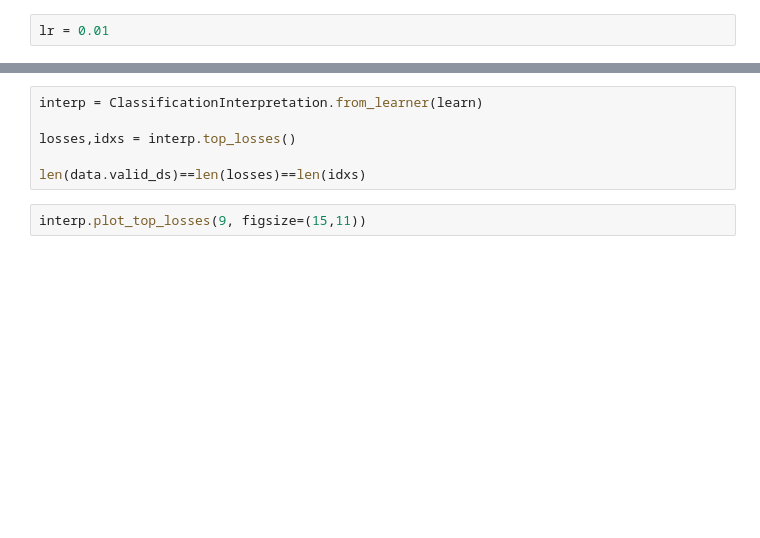
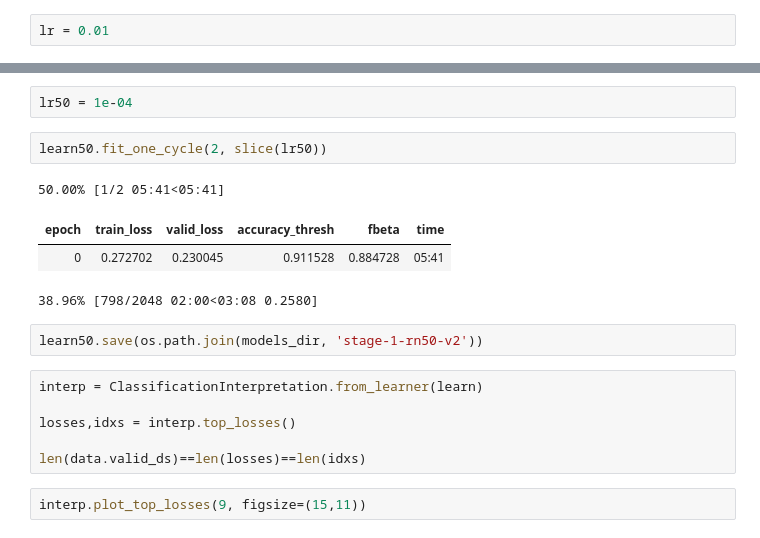
Before and after one commit to DougForrest/plaquebox-paper, a Jupyter notebook: fastai_multiclass.ipynb, the cells around one changed output, grey strips where cells are left out. Drawn from its saved outputs; the diff is of its cells as text; blank space fills up the shorter version.

```diff
--- a/fastai_multiclass.ipynb
+++ b/fastai_multiclass.ipynb
@@ -158,3 +181,14 @@ learn.save(os.path.join(models_dir, 'stage-1-rn34'))
+# %%
+lr50 = 1e-04
+# %%
+learn50.fit_one_cycle(2, slice(lr50))
+# %% [output]
+50.00% [1/2 05:41<05:41]
+| epoch | train_loss | valid_loss | accuracy_thresh | fbeta | time |
+| 0 | 0.272702 | 0.230045 | 0.911528 | 0.884728 | 05:41 |
+38.96% [798/2048 02:00<03:08 0.2580]
+# %%
+learn50.save(os.path.join(models_dir, 'stage-1-rn50-v2'))
 # %%
 interp = ClassificationInterpretation.from_learner(learn)
 
```
Also changed, not shown: parts of 18 cells of this notebook.
